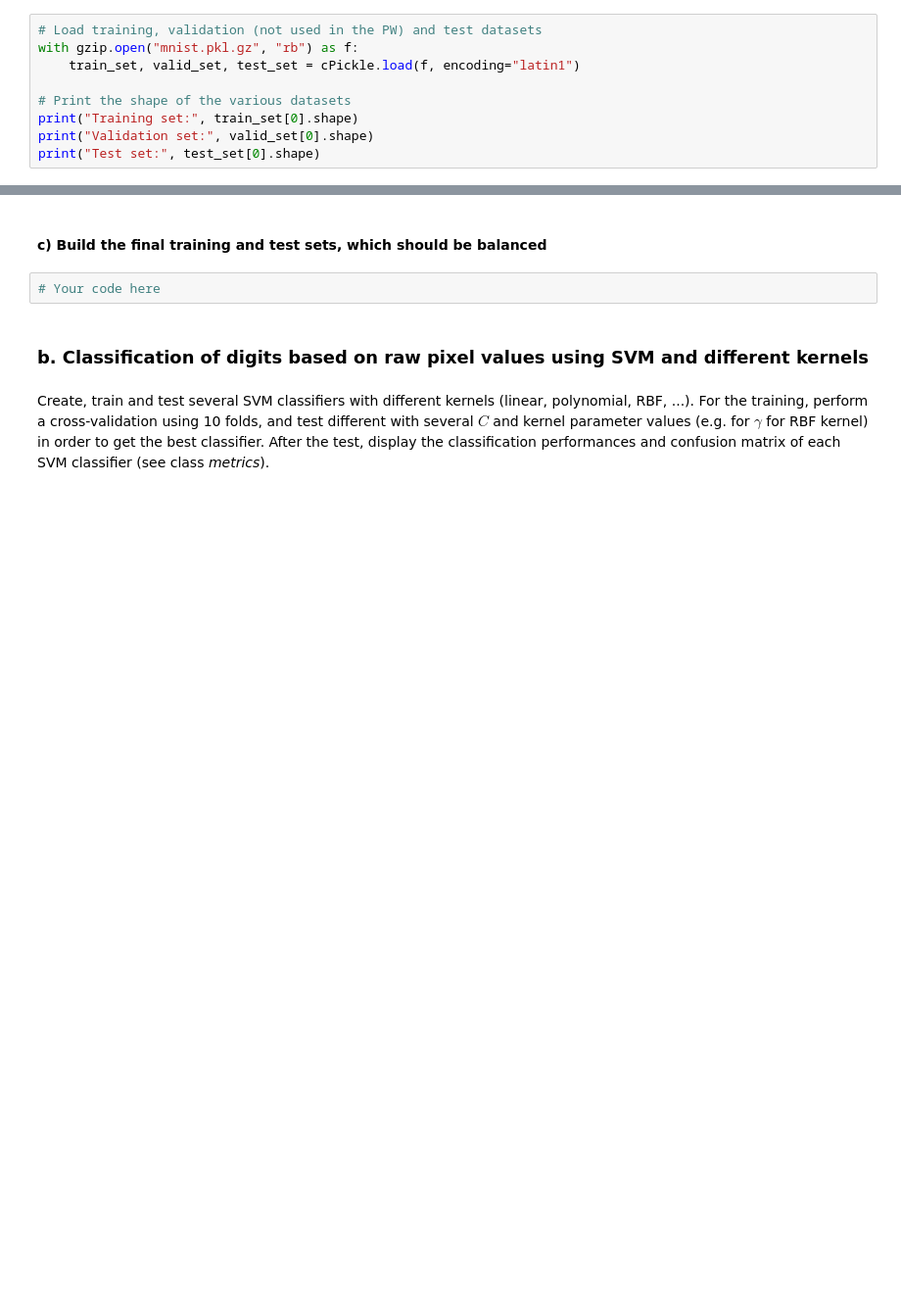
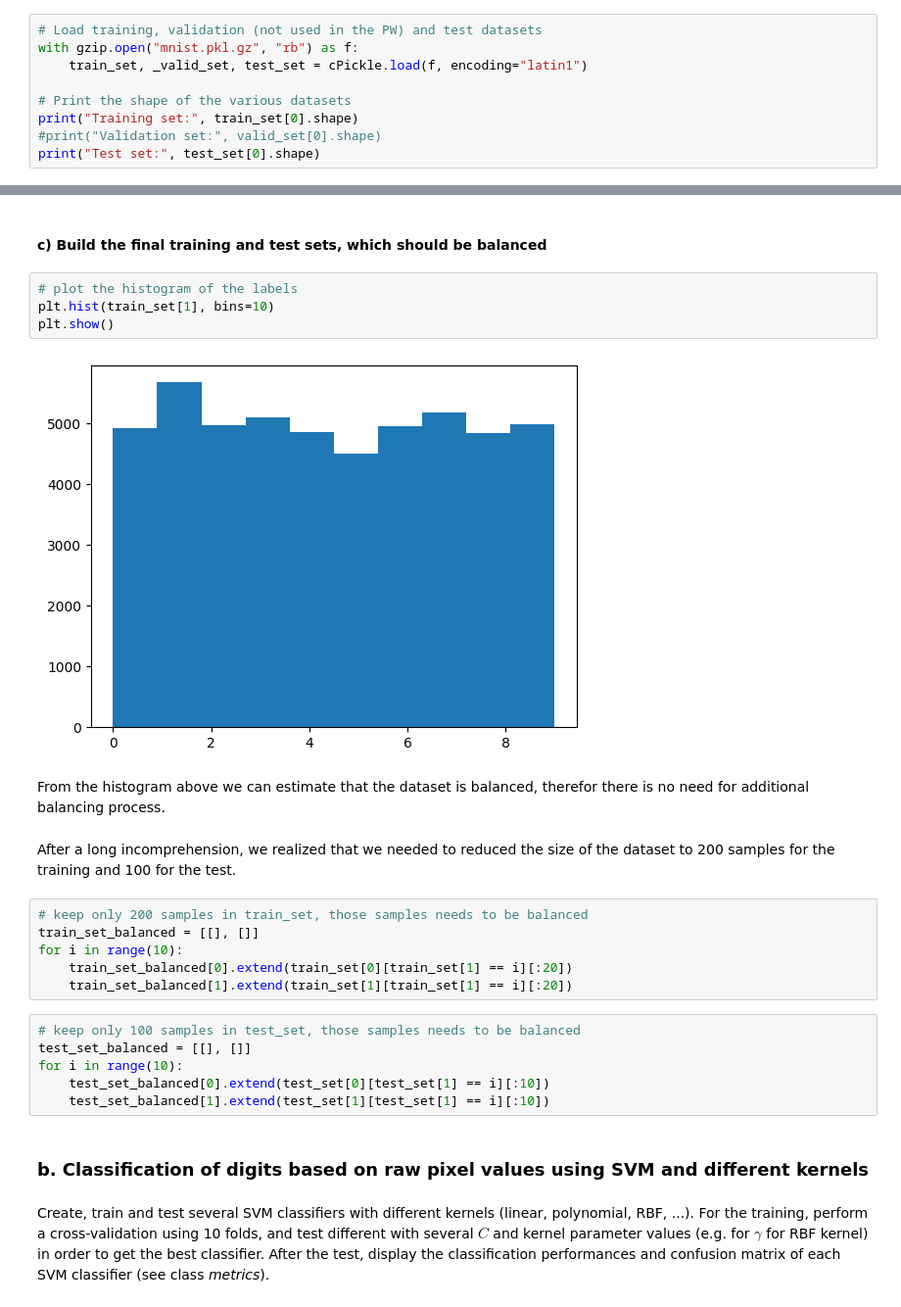
Before and after one commit to magskwa/Mache_Le, a Jupyter notebook: PW07/ex1-digit-classification/ex1-digit-classification-stud.ipynb, the cells around one changed output, grey strips where cells are left out. Shown at 98% size. Cells and saved outputs as stored; diff of their text form; blank space fills up the shorter version.

```diff
--- a/PW07/ex1-digit-classification/ex1-digit-classification-stud.ipynb
+++ b/PW07/ex1-digit-classification/ex1-digit-classification-stud.ipynb
@@ -23,11 +23,11 @@ The objective of this exercise is to build a classification system able to class
 # %%
 # Load training, validation (not used in the PW) and test datasets
 with gzip.open("mnist.pkl.gz", "rb") as f:
-    train_set, valid_set, test_set = cPickle.load(f, encoding="latin1")
+    train_set, _valid_set, test_set = cPickle.load(f, encoding="latin1")
 
 # Print the shape of the various datasets
 print("Training set:", train_set[0].shape)
-print("Validation set:", valid_set[0].shape)
+#print("Validation set:", valid_set[0].shape)
 print("Test set:", test_set[0].shape)
 # %% [output]
 Training set: (50000, 784)
@@ -56,7 +55,27 @@ plt.show()
 # %% [markdown]
 #### c) Build the final training and test sets, which should be balanced
 # %%
-# Your code here
+# plot the histogram of the labels
+plt.hist(train_set[1], bins=10)
+plt.show()
+# %% [output]
+[figure, added]
+# %% [markdown]
+From the histogram above we can estimate that the dataset is balanced, therefor there is no need for additional balancing process.
+# %% [markdown]
+After a long incomprehension, we realized that we needed to reduced the size of the dataset to 200 samples for the training and 100 for the test.
+# %%
+# keep only 200 samples in train_set, those samples needs to be balanced
+train_set_balanced = [[], []]
+for i in range(10):
+    train_set_balanced[0].extend(train_set[0][train_set[1] == i][:20])
+    train_set_balanced[1].extend(train_set[1][train_set[1] == i][:20])
+# %%
+# keep only 100 samples in test_set, those samples needs to be balanced
+test_set_balanced = [[], []]
+for i in range(10):
+    test_set_balanced[0].extend(test_set[0][test_set[1] == i][:10])
+    test_set_balanced[1].extend(test_set[1][test_set[1] == i][:10])
 # %% [markdown]
 ### b. Classification of digits based on raw pixel values using SVM and different kernels
 # %% [markdown]
```
Also changed, not shown: parts of 13 cells of this notebook.
